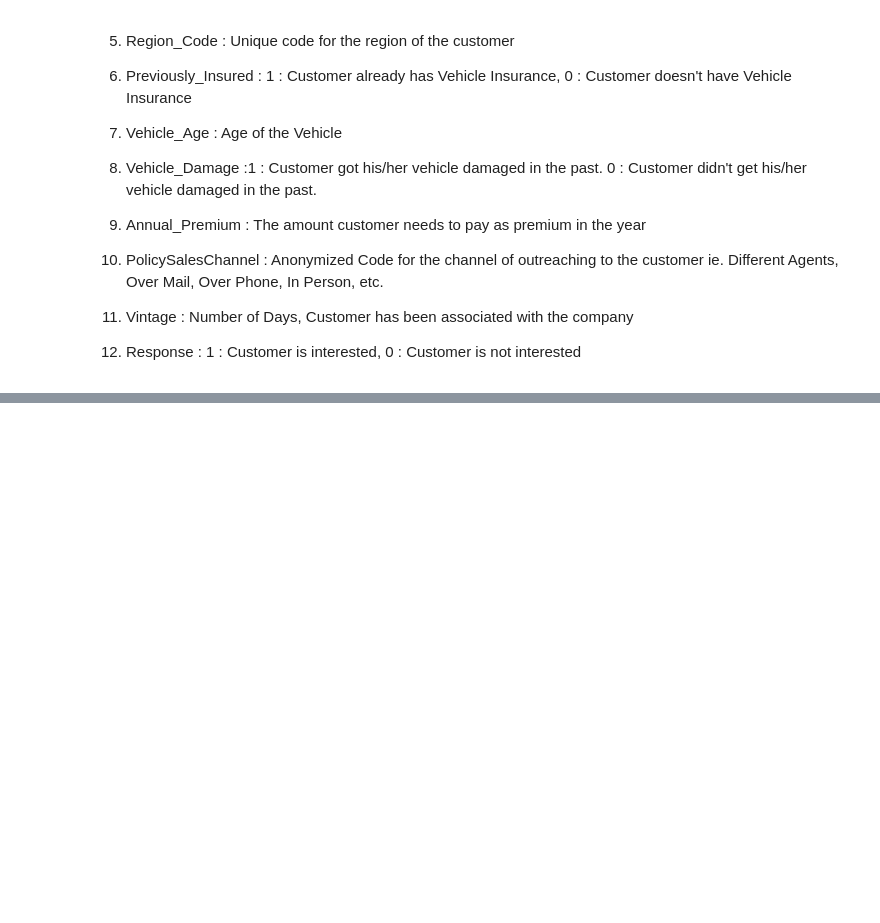
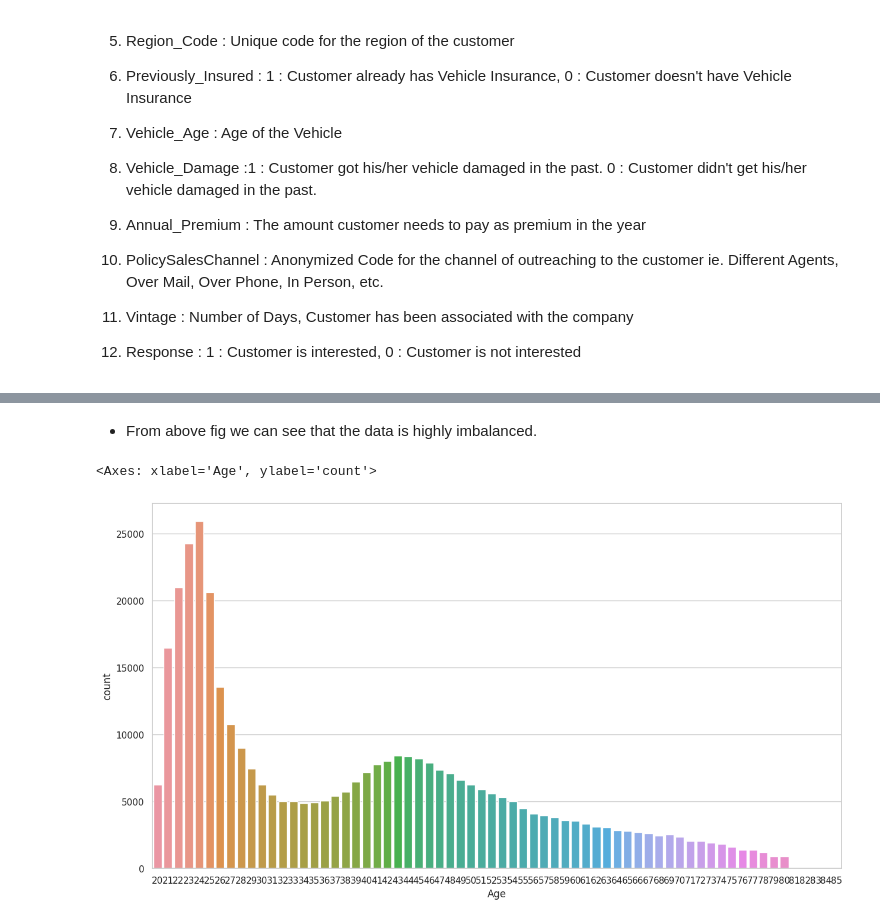
Before and after one commit to istekhar1543/health-insurance-cross-sell-prediction, a Jupyter notebook: health_insurance_cross_sell_prediction.ipynb, the cells around one changed output, grey strips where cells are left out. Saved outputs shown, nothing was run; the diff lists cells and outputs as text; code cells hidden in the pictures; blank space fills up the shorter version.

```diff
--- a/health_insurance_cross_sell_prediction.ipynb
+++ b/health_insurance_cross_sell_prediction.ipynb
@@ -106,0 +238,9 @@ M - Multivariate Analysis
+# %% [markdown]
+* From above fig we can see that the data is highly imbalanced.
+# %%
+#Distribution of Age
+plt.figure(figsize=(15,8))
+sns.countplot(x=df['Age'],data=df)
+# %% [output]
+<Axes: xlabel='Age', ylabel='count'>
+[figure, added]
```
Also changed, not shown: parts of 18 cells of this notebook.
